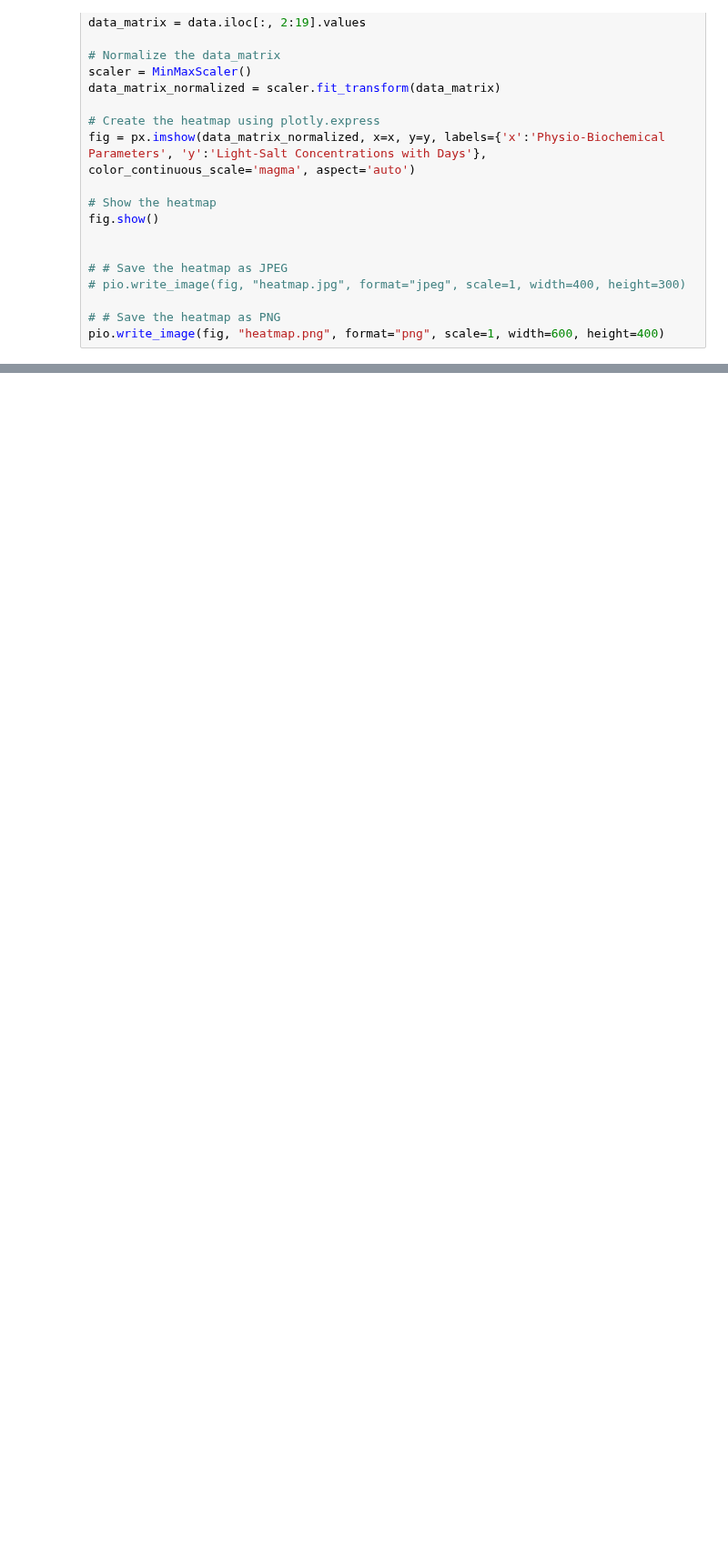
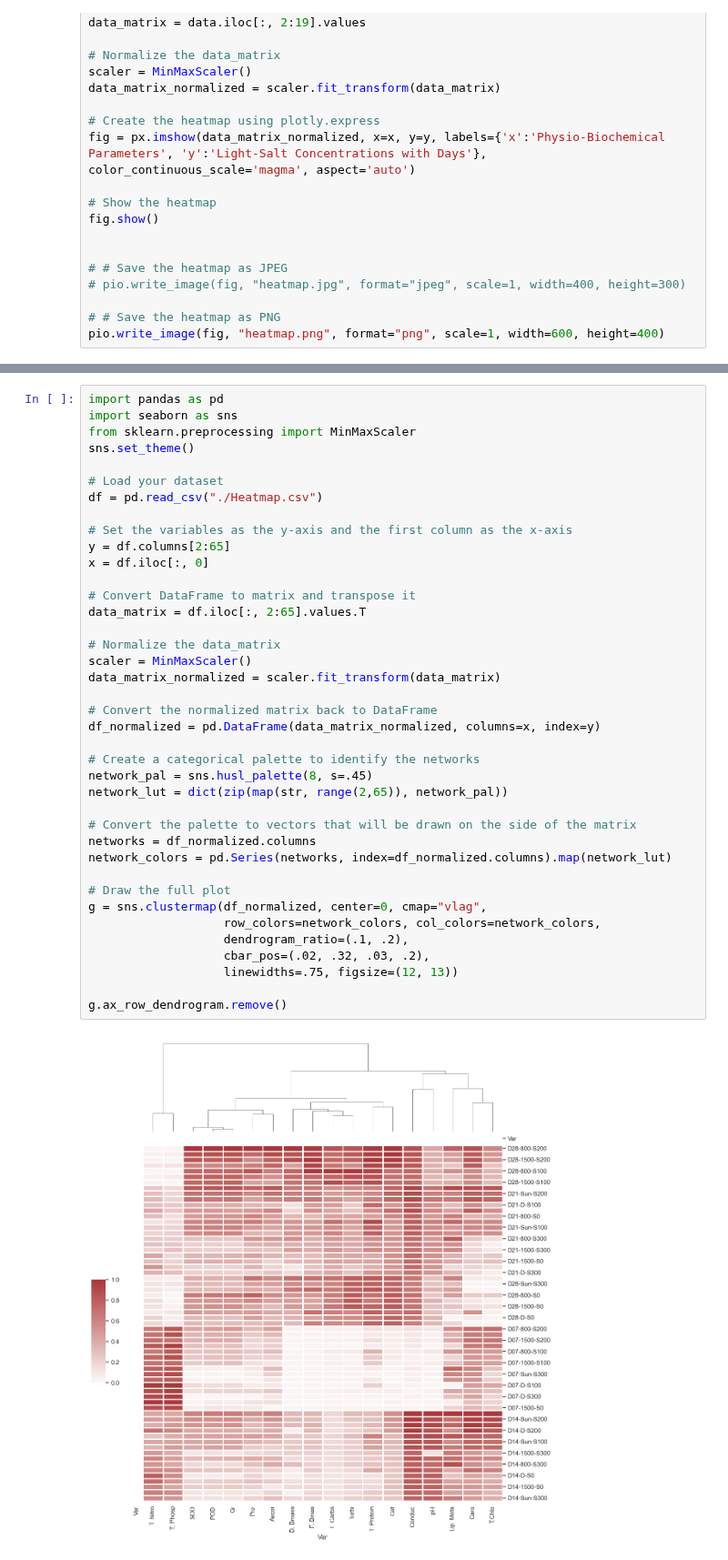
Before and after one commit to MuhammadRehanKhalid/Data_Science_AI, a Jupyter notebook: Replit and other/Heatmap_algae.ipynb, the cells around one changed output, grey strips where cells are left out. Shown at 91% size. Drawn from its saved outputs; the diff is of its cells as text; blank space fills up the shorter version.

```diff
--- a/Replit and other/Heatmap_algae.ipynb
+++ b/Replit and other/Heatmap_algae.ipynb
@@ -111,0 +145,41 @@ pio.write_image(fig, "heatmap.png", format="png", scale=1, width=600, height=400
+# %%
+import pandas as pd
+import seaborn as sns
+from sklearn.preprocessing import MinMaxScaler
+sns.set_theme()
+
+# Load your dataset
+df = pd.read_csv("./Heatmap.csv")
+
+# Set the variables as the y-axis and the first column as the x-axis
+y = df.columns[2:65]
+x = df.iloc[:, 0]
+
+# Convert DataFrame to matrix and transpose it
+data_matrix = df.iloc[:, 2:65].values.T
+
+# Normalize the data_matrix
+scaler = MinMaxScaler()
+data_matrix_normalized = scaler.fit_transform(data_matrix)
+
+# Convert the normalized matrix back to DataFrame
+df_normalized = pd.DataFrame(data_matrix_normalized, columns=x, index=y)
+
+# Create a categorical palette to identify the networks
+network_pal = sns.husl_palette(8, s=.45)
+network_lut = dict(zip(map(str, range(2,65)), network_pal))
+
+# Convert the palette to vectors that will be drawn on the side of the matrix
+networks = df_normalized.columns
+network_colors = pd.Series(networks, index=df_normalized.columns).map(network_lut)
+
+# Draw the full plot
+g = sns.clustermap(df_normalized, center=0, cmap="vlag",
+                   row_colors=network_colors, col_colors=network_colors,
+                   dendrogram_ratio=(.1, .2),
+                   cbar_pos=(.02, .32, .03, .2),
+                   linewidths=.75, figsize=(12, 13))
+
+g.ax_row_dendrogram.remove()
+# %% [output]
+[figure, added]
```
Also changed, not shown: parts of 4 cells of this notebook, 2 other files.
